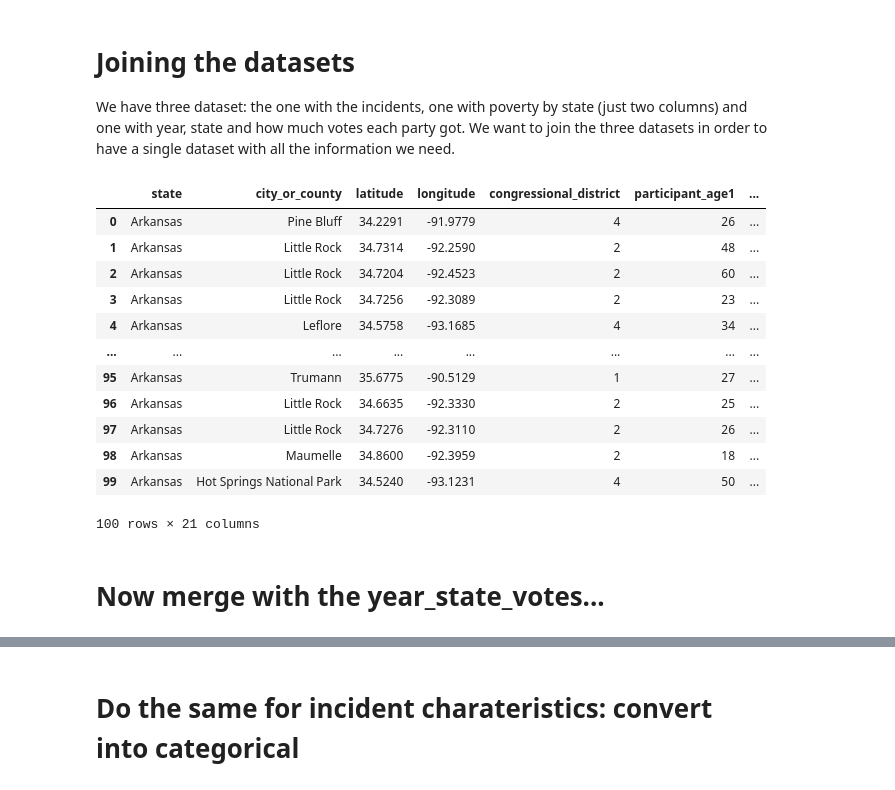
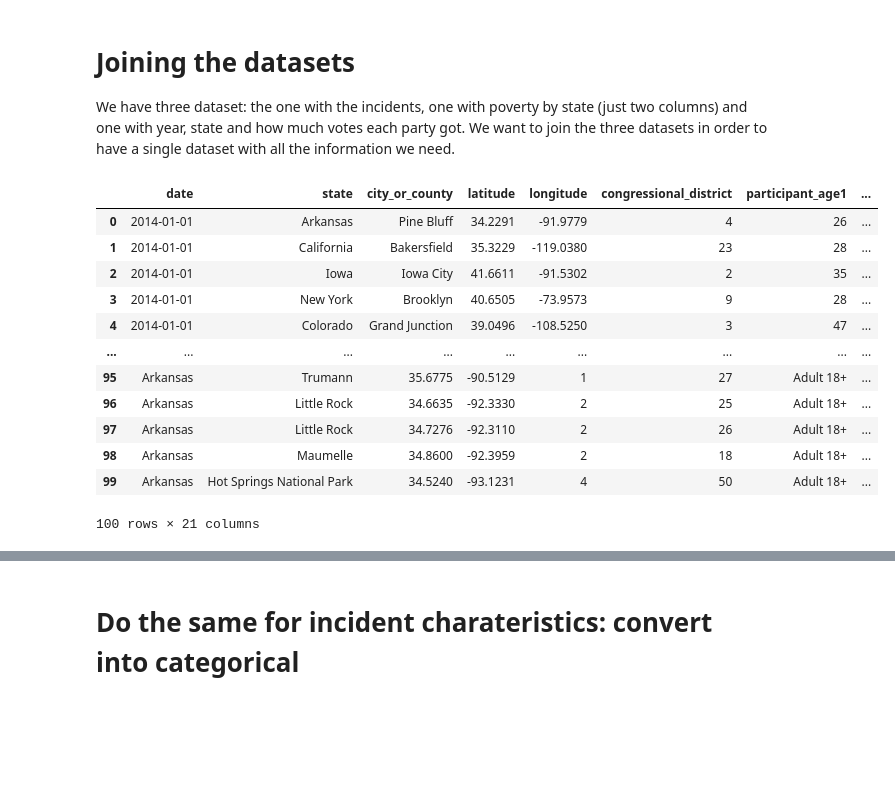
Before and after one commit to TheDarkPyotr/DataMining2023, a Jupyter notebook: source/Task1_Data_Preparation.ipynb, the cells around one changed output, grey strips where cells are left out. Cells and saved outputs as stored; diff of their text form; code cells hidden in the pictures; blank space fills up the shorter version.

```diff
--- a/source/Task1_Data_Preparation.ipynb
+++ b/source/Task1_Data_Preparation.ipynb
@@ -37,9 +37,11 @@ pd.set_option('display.max_columns', None)
 np.random.seed(42)
 
 # Load dataset from data understanding
-df_incident_du = pd.read_csv('../ds/cleaned/incidents_cleaned.csv', index_col=0)
-df_poverty_du = pd.read_csv('../ds/cleaned/poverty_cleaned.csv', index_col = 0)
-df_years_state_du = pd.read_csv('../ds/cleaned/year_state_votes_cleaned.csv', index_col = 0)
+#df_incident_du = pd.read_csv('../ds/cleaned/incidents_cleaned.csv')
+df = pd.read_hdf('../ds/cleaned/incidents_cleaned.h5', key = 'df')
+df_incident_du = df.copy()
+df_poverty_du = pd.read_csv('../ds/cleaned/poverty_cleaned.csv')
+df_years_state_du = pd.read_csv('../ds/cleaned/year_state_votes_cleaned.csv')
 # %%
 # Check if dataset loaded correctly
 df_incident_du.head()
@@ -59,22 +67,20 @@ We have three dataset: the one with the incidents, one with poverty by state (ju
 # %%
 # We need to do merge function from pandas
 
-df_merged = pd.merge(df_incident_du ,df_poverty_du, on=['state', 'year'])
+df_merged_incident_poverty = pd.merge(df_incident_du ,df_poverty_du, on=['year', 'state'], how='left')
 
-df_merged.head(100)
+df_merged_incident_poverty.head()
 # %% [output]
-|  | state | city_or_county | latitude | longitude | congressional_district | participant_age1 | ... |
-| 0 | Arkansas | Pine Bluff | 34.2291 | -91.9779 | 4 | 26 | ... |
-| 1 | Arkansas | Little Rock | 34.7314 | -92.2590 | 2 | 48 | ... |
-| 2 | Arkansas | Little Rock | 34.7204 | -92.4523 | 2 | 60 | ... |
-| 3 | Arkansas | Little Rock | 34.7256 | -92.3089 | 2 | 23 | ... |
-| 4 | Arkansas | Leflore | 34.5758 | -93.1685 | 4 | 34 | ... |
-| ... | ... | ... | ... | ... | ... | ... | ... |
-| 95 | Arkansas | Trumann | 35.6775 | -90.5129 | 1 | 27 | ... |
-| 96 | Arkansas | Little Rock | 34.6635 | -92.3330 | 2 | 25 | ... |
-| 97 | Arkansas | Little Rock | 34.7276 | -92.3110 | 2 | 26 | ... |
-| 98 | Arkansas | Maumelle | 34.8600 | -92.3959 | 2 | 18 | ... |
-| 99 | Arkansas | Hot Springs National Park | 34.5240 | -93.1231 | 4 | 50 | ... |
+|  | date | state | city_or_county | latitude | longitude | congressional_district | participant_age1 | ... |
+| 0 | 2014-01-01 | Arkansas | Pine Bluff | 34.2291 | -91.9779 | 4 | 26 | ... |
+| 1 | 2014-01-01 | California | Bakersfield | 35.3229 | -119.0380 | 23 | 28 | ... |
+| 2 | 2014-01-01 | Iowa | Iowa City | 41.6611 | -91.5302 | 2 | 35 | ... |
+| 3 | 2014-01-01 | New York | Brooklyn | 40.6505 | -73.9573 | 9 | 28 | ... |
+| 4 | 2014-01-01 | Colorado | Grand Junction | 39.0496 | -108.5250 | 3 | 47 | ... |
+| ... | ... | ... | ... | ... | ... | ... | ... | ... |
+| 95 | Arkansas | Trumann | 35.6775 | -90.5129 | 1 | 27 | Adult 18+ | ... |
+| 96 | Arkansas | Little Rock | 34.6635 | -92.3330 | 2 | 25 | Adult 18+ | ... |
+| 97 | Arkansas | Little Rock | 34.7276 | -92.3110 | 2 | 26 | Adult 18+ | ... |
+| 98 | Arkansas | Maumelle | 34.8600 | -92.3959 | 2 | 18 | Adult 18+ | ... |
+| 99 | Arkansas | Hot Springs National Park | 34.5240 | -93.1231 | 4 | 50 | Adult 18+ | ... |
 100 rows × 21 columns
-# %% [markdown]
-# Now merge with the year_state_votes...
```
Also changed, not shown: parts of 7 cells of this notebook, 2 other files.
